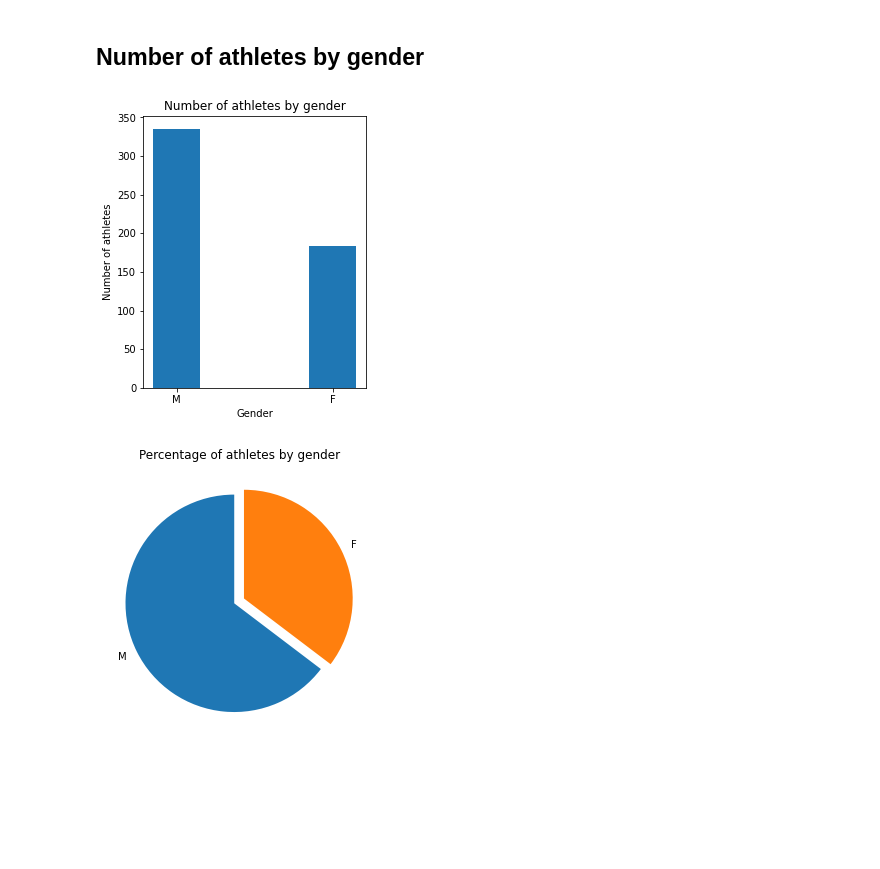
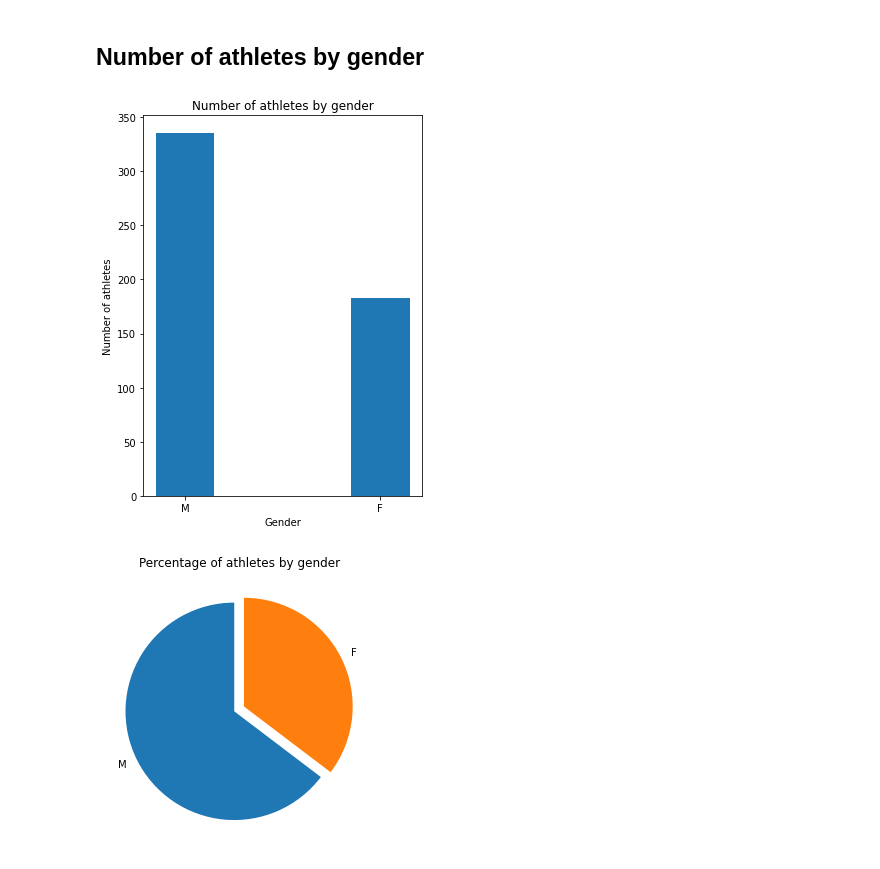
Before and after one commit to ruipedro16/TABD, a Jupyter notebook: queries.ipynb, the cells around one changed output. Drawn from its saved outputs; the diff is of its cells as text; code cells hidden in the pictures; blank space fills up the shorter version.

```diff
--- a/queries.ipynb
+++ b/queries.ipynb
@@ -104,25 +104,25 @@ plt.savefig('plots/athletesbynation-piechart.png')
 # %%
 query = '''
 SELECT COUNT(*), gender
 FROM annp_final.athlete
 GROUP BY gender;
 '''
 
 res, _ = run_query(query)
 
 xx = list(map(lambda x: x[1], res))
 yy = list(map(lambda x: x[0], res))
 
-plt.figure(figsize=(4, 5))
+plt.figure(figsize=(5, 7))
 
 plt.title('Number of athletes by gender')
 plt.xlabel('Gender')
 plt.ylabel('Number of athletes')
 plt.bar(xx, yy, width=.3)
 
 plt.savefig('plots/athletesbygender.png')
 # %% [output]
-[figure, old version]
+[figure, new version]
 # %%
 plt.figure(figsize=(5, 5))
 
```
Also changed, not shown: parts of 6 cells of this notebook, 12 other files.
